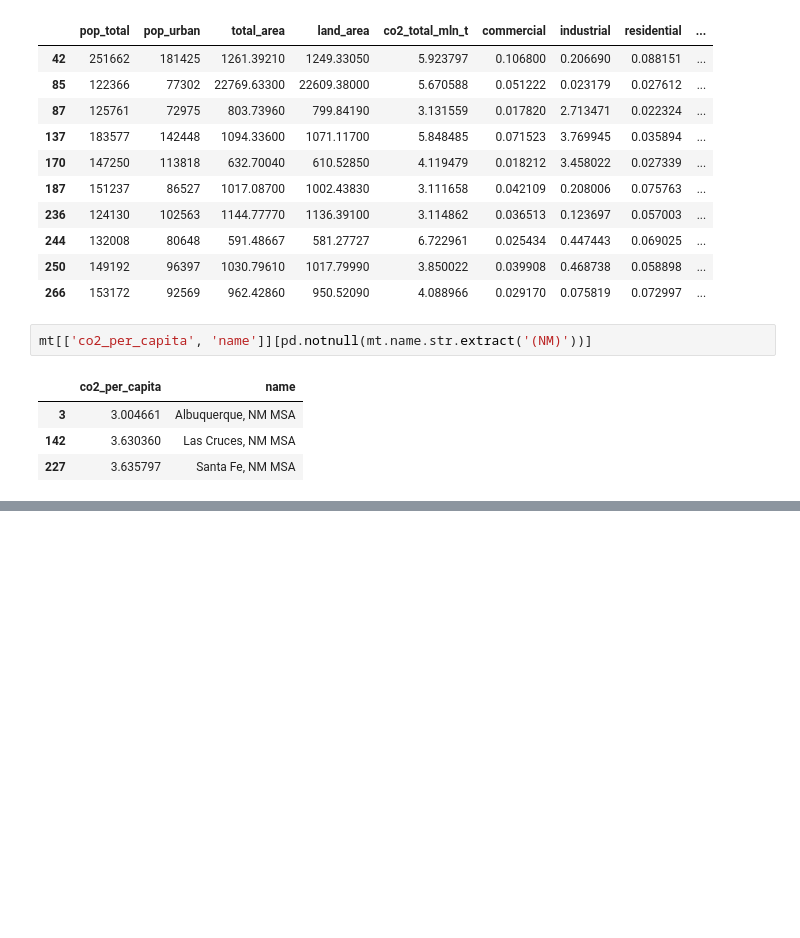
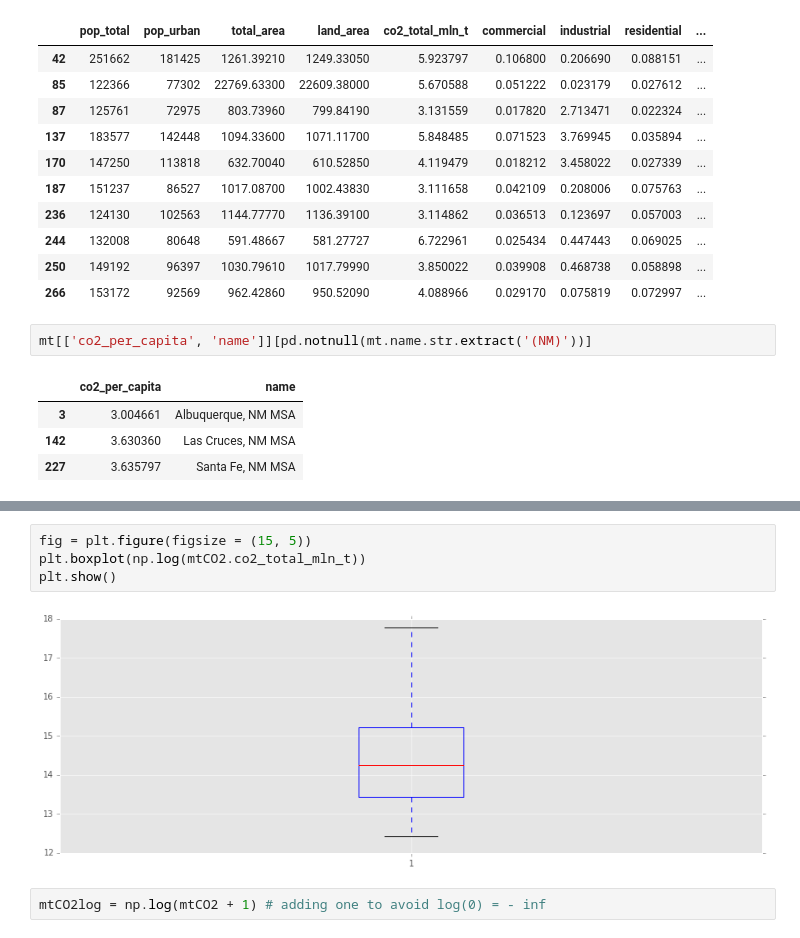
Before and after one commit to pvarsh/foundations-a4, a Jupyter notebook: assignment-4.ipynb, the cells around one changed output, grey strips where cells are left out. Cells and saved outputs as stored; diff of their text form; blank space fills up the shorter version.

```diff
--- a/assignment-4.ipynb
+++ b/assignment-4.ipynb
@@ -566,0 +596,8 @@ mt[['co2_per_capita', 'name']][pd.notnull(mt.name.str.extract('(NM)'))]
+# %%
+fig = plt.figure(figsize = (15, 5))
+plt.boxplot(np.log(mtCO2.co2_total_mln_t))
+plt.show()
+# %% [output]
+[figure, added]
+# %%
+mtCO2log = np.log(mtCO2 + 1) # adding one to avoid log(0) = - inf
```
Also changed, not shown: parts of 14 cells of this notebook.
